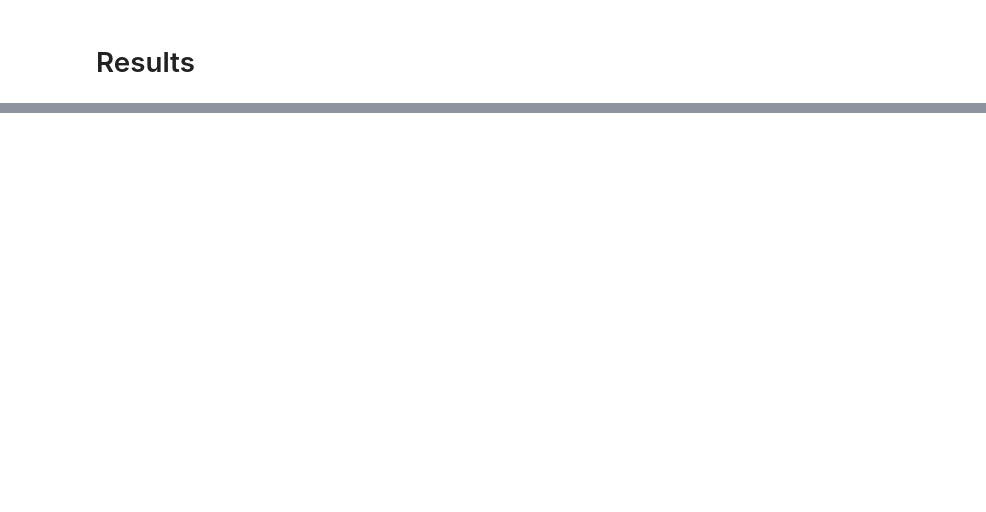
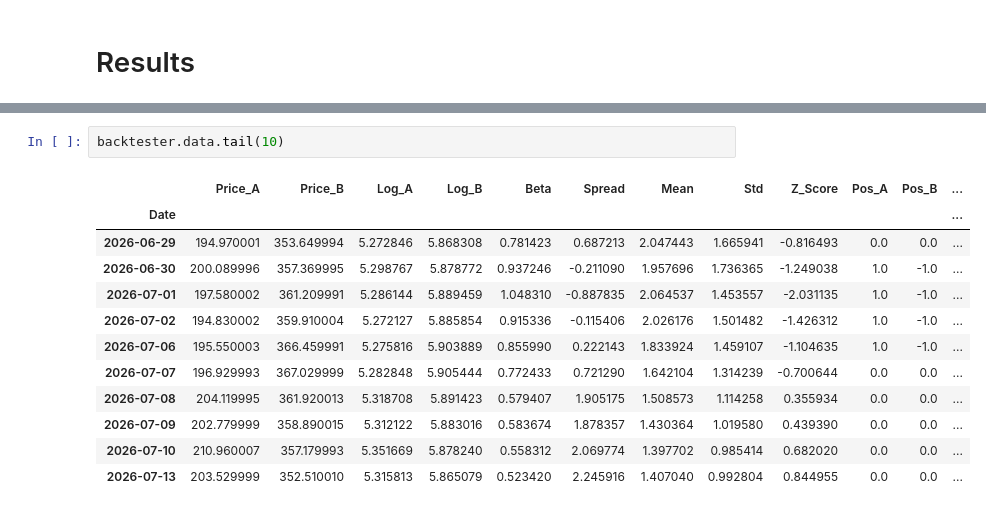
Before and after one commit to massey007/pairs_trading_algo, a Jupyter notebook: Notebooks/Pairs Trading (backtest).ipynb, the cells around one changed output, grey strips where cells are left out. Saved outputs shown, nothing was run; the diff lists cells and outputs as text; blank space fills up the shorter version.

```diff
--- a/Notebooks/Pairs Trading (backtest).ipynb
+++ b/Notebooks/Pairs Trading (backtest).ipynb
@@ -158,0 +160,15 @@ The tickers with the highest correlation, and the ones used in the pairs-trading
+# %%
+backtester.data.tail(10)
+# %% [output]
+|  | Price_A | Price_B | Log_A | Log_B | Beta | Spread | Mean | Std | Z_Score | Pos_A | Pos_B | ... |
+| Date |  |  |  |  |  |  |  |  |  |  |  | ... |
+| 2026-06-29 | 194.970001 | 353.649994 | 5.272846 | 5.868308 | 0.781423 | 0.687213 | 2.047443 | 1.665941 | -0.816493 | 0.0 | 0.0 | ... |
+| 2026-06-30 | 200.089996 | 357.369995 | 5.298767 | 5.878772 | 0.937246 | -0.211090 | 1.957696 | 1.736365 | -1.249038 | 1.0 | -1.0 | ... |
+| 2026-07-01 | 197.580002 | 361.209991 | 5.286144 | 5.889459 | 1.048310 | -0.887835 | 2.064537 | 1.453557 | -2.031135 | 1.0 | -1.0 | ... |
+| 2026-07-02 | 194.830002 | 359.910004 | 5.272127 | 5.885854 | 0.915336 | -0.115406 | 2.026176 | 1.501482 | -1.426312 | 1.0 | -1.0 | ... |
+| 2026-07-06 | 195.550003 | 366.459991 | 5.275816 | 5.903889 | 0.855990 | 0.222143 | 1.833924 | 1.459107 | -1.104635 | 1.0 | -1.0 | ... |
+| 2026-07-07 | 196.929993 | 367.029999 | 5.282848 | 5.905444 | 0.772433 | 0.721290 | 1.642104 | 1.314239 | -0.700644 | 0.0 | 0.0 | ... |
+| 2026-07-08 | 204.119995 | 361.920013 | 5.318708 | 5.891423 | 0.579407 | 1.905175 | 1.508573 | 1.114258 | 0.355934 | 0.0 | 0.0 | ... |
+| 2026-07-09 | 202.779999 | 358.890015 | 5.312122 | 5.883016 | 0.583674 | 1.878357 | 1.430364 | 1.019580 | 0.439390 | 0.0 | 0.0 | ... |
+| 2026-07-10 | 210.960007 | 357.179993 | 5.351669 | 5.878240 | 0.558312 | 2.069774 | 1.397702 | 0.985414 | 0.682020 | 0.0 | 0.0 | ... |
+| 2026-07-13 | 203.529999 | 352.510010 | 5.315813 | 5.865079 | 0.523420 | 2.245916 | 1.407040 | 0.992804 | 0.844955 | 0.0 | 0.0 | ... |
```
Also changed, not shown: parts of 5 cells of this notebook, 3 other files.
